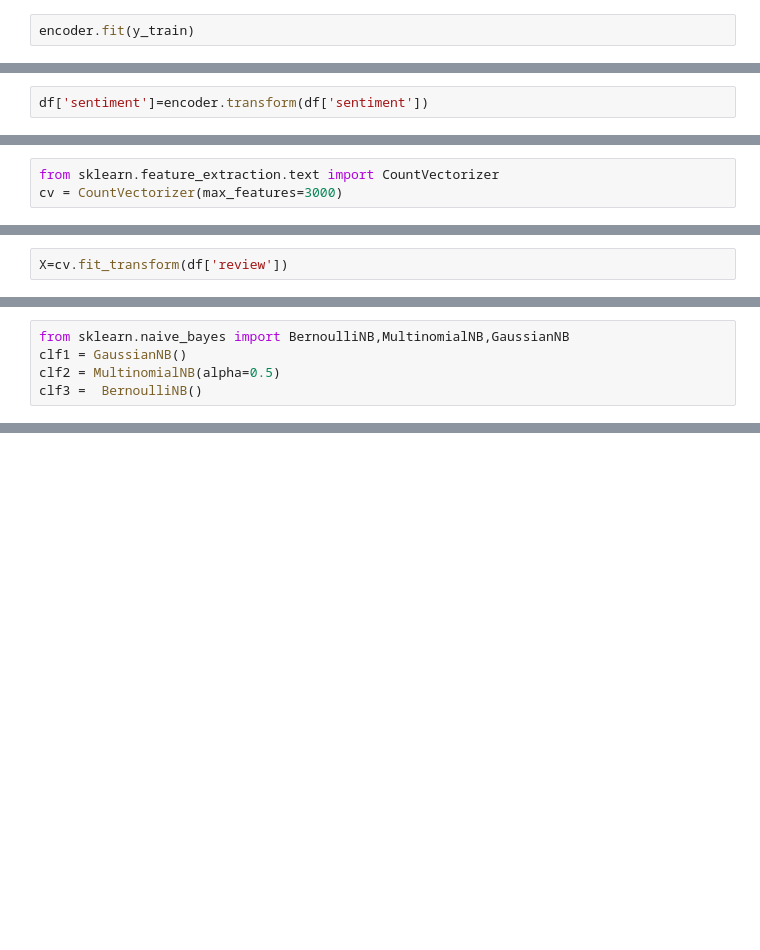
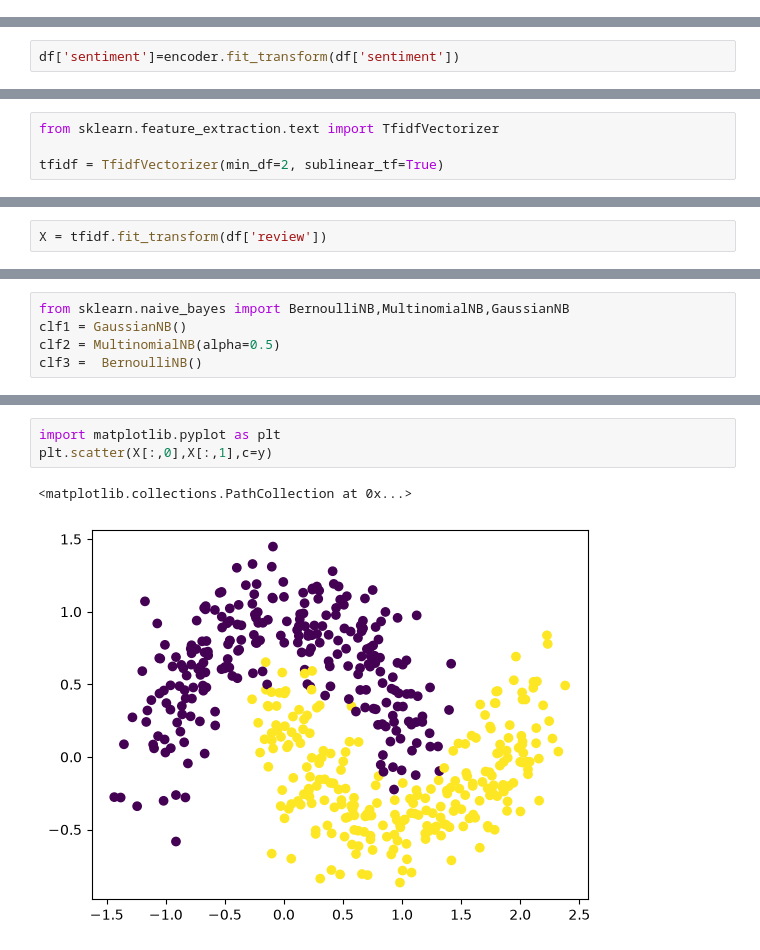
Before and after one commit to chouhandarsh/ML-Algorithm, a Jupyter notebook: projects/Sentiment_Analysis/Sentiment_Analysis.ipynb, the cells around one changed output, grey strips where cells are left out. Saved outputs shown, nothing was run; the diff lists cells and outputs as text; blank space fills up the shorter version.

```diff
--- a/projects/Sentiment_Analysis/Sentiment_Analysis.ipynb
+++ b/projects/Sentiment_Analysis/Sentiment_Analysis.ipynb
@@ -9,5 +9,3 @@ from  sklearn.model_selection import train_test_split
 from sklearn.preprocessing import LabelEncoder
 # %%
 encoder= LabelEncoder()
-# %%
-encoder.fit(y_train)
@@ -16,5 +12,5 @@ LabelEncoder()
 # %%
-df['sentiment']=encoder.transform(df['sentiment'])
+df['sentiment']=encoder.fit_transform(df['sentiment'])
 # %%
 df
 # %% [output]
@@ -114,6 +126,7 @@ Name: review, Length: 50000, dtype: str
 # %%
-from sklearn.feature_extraction.text import CountVectorizer
-cv = CountVectorizer(max_features=3000)
+from sklearn.feature_extraction.text import TfidfVectorizer
+
+tfidf = TfidfVectorizer(min_df=2, sublinear_tf=True)
 # %%
 df.shape
 # %% [output]
@@ -121,5 +153,5 @@ df.shape
 # %%
-X=cv.fit_transform(df['review'])
+X = tfidf.fit_transform(df['review'])
 # %%
 y=df.iloc[:,-1]
 # %%
@@ -175,0 +227,6 @@ with open("logistic.pkl", "wb") as f:
+# %%
+import matplotlib.pyplot as plt
+plt.scatter(X[:,0],X[:,1],c=y)
+# %% [output]
+<matplotlib.collections.PathCollection at 0x...>
+[figure, added]
```
Also changed, not shown: parts of 20 cells of this notebook, 29 other files.
